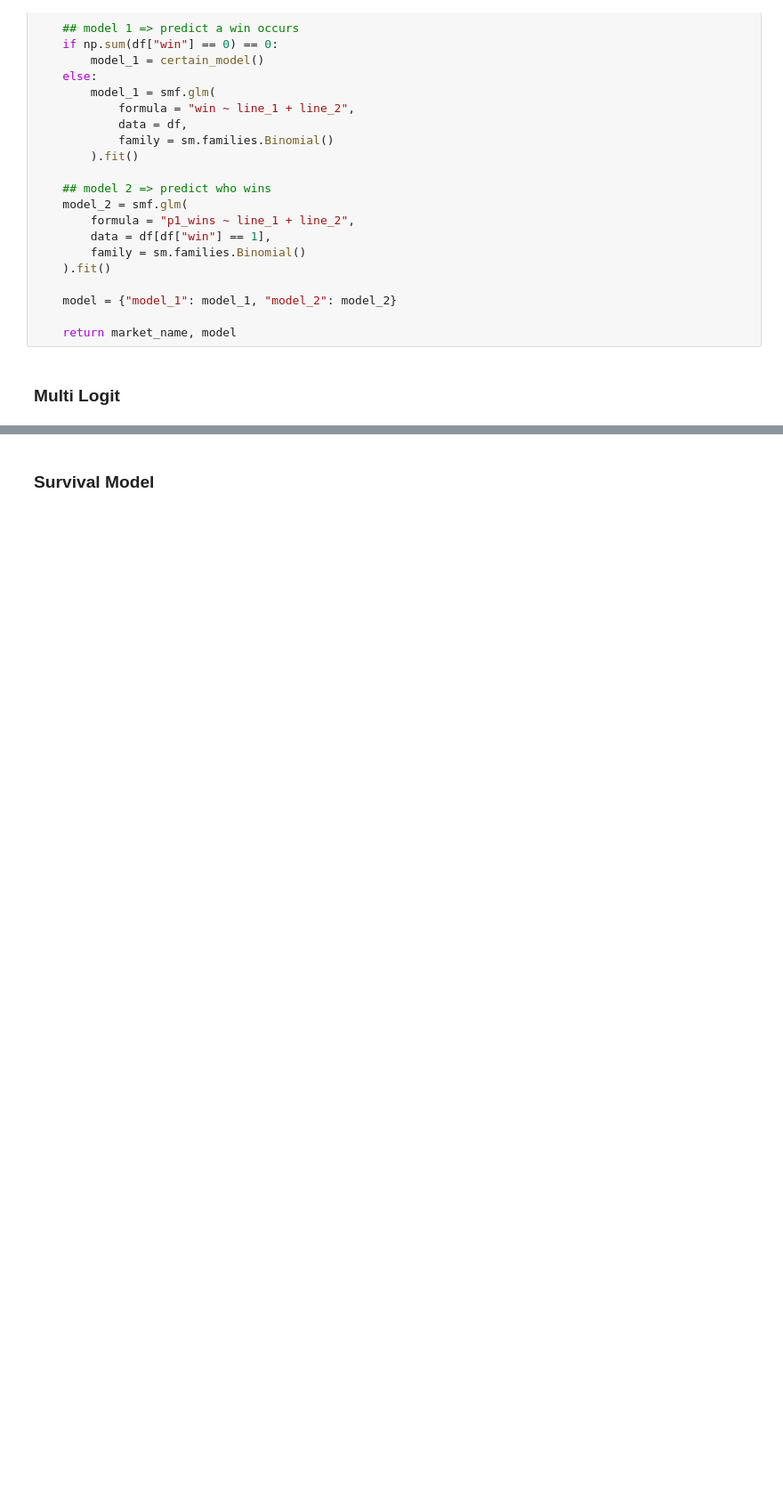
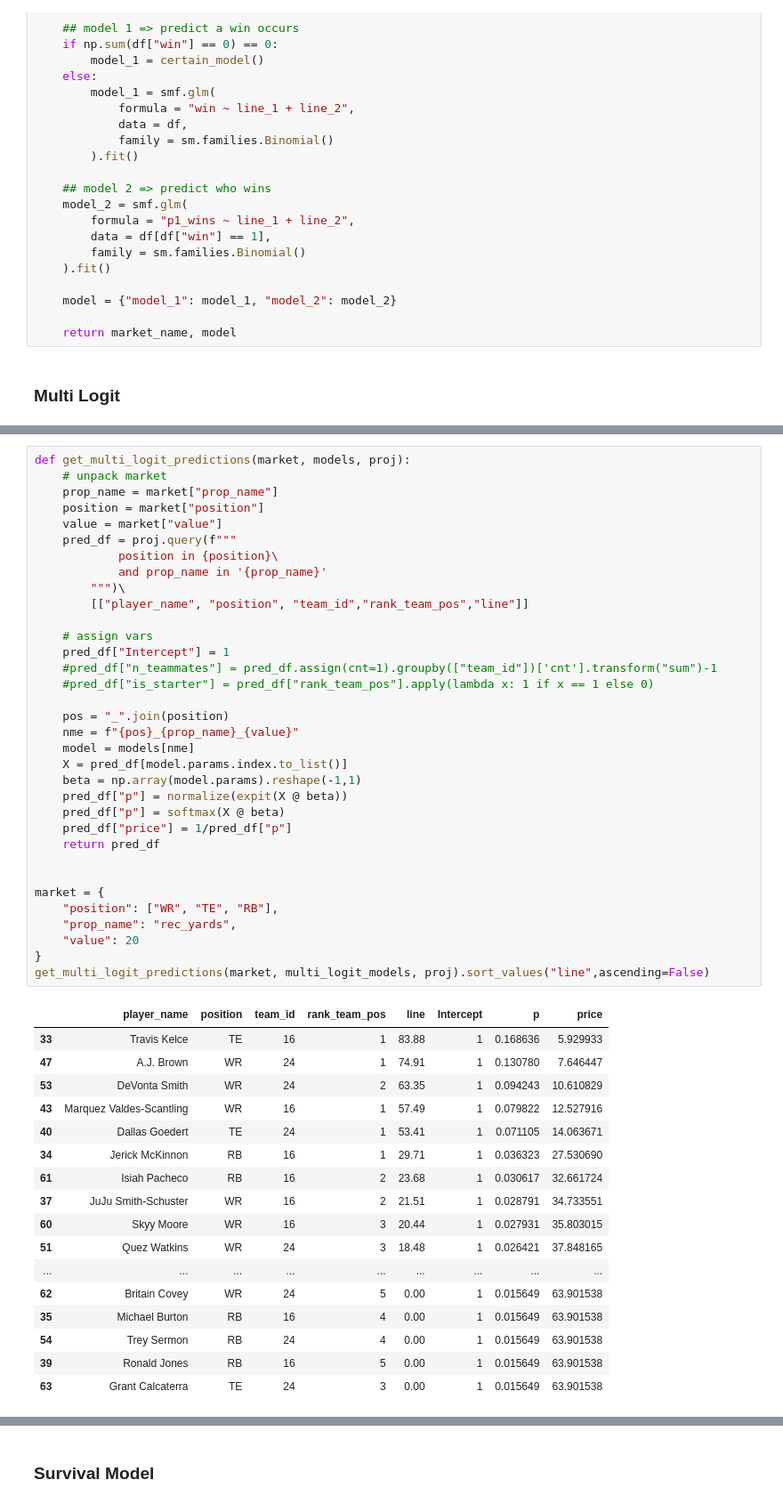
Before and after one commit to masonyahrFD/super_bowl_props, a Jupyter notebook: markets/OLD_race_to_x_markets.ipynb, the cells around one changed output, grey strips where cells are left out. Shown: that part at 89% size. Cells and saved outputs as stored; diff of their text form; blank space fills up the shorter version.

```diff
--- a/markets/race_to_x_markets.ipynb
+++ b/markets/OLD_race_to_x_markets.ipynb
@@ -528 +758,53 @@ def build_same_team_logit_model(prop_name, value, position, rank):
+# %%
+def get_multi_logit_predictions(market, models, proj):
+    # unpack market
+    prop_name = market["prop_name"]
+    position = market["position"]
+    value = market["value"]
+    pred_df = proj.query(f"""
+            position in {position}\
+            and prop_name in '{prop_name}'
+        """)\
+        [["player_name", "position", "team_id","rank_team_pos","line"]]
+
+    # assign vars
+    pred_df["Intercept"] = 1
+    #pred_df["n_teammates"] = pred_df.assign(cnt=1).groupby(["team_id"])['cnt'].transform("sum")-1
+    #pred_df["is_starter"] = pred_df["rank_team_pos"].apply(lambda x: 1 if x == 1 else 0)
+
+    pos = "_".join(position)
+    nme = f"{pos}_{prop_name}_{value}"
+    model = models[nme]
+    X = pred_df[model.params.index.to_list()]
+    beta = np.array(model.params).reshape(-1,1)
+    pred_df["p"] = normalize(expit(X @ beta))
+    pred_df["p"] = softmax(X @ beta)
+    pred_df["price"] = 1/pred_df["p"]
+    return pred_df
+
+
+market = {
+    "position": ["WR", "TE", "RB"],
+    "prop_name": "rec_yards",
+    "value": 20
+}
+get_multi_logit_predictions(market, multi_logit_models, proj).sort_values("line",ascending=False)
+# %% [output]
+|  | player_name | position | team_id | rank_team_pos | line | Intercept | p | price |
+| 33 | Travis Kelce | TE | 16 | 1 | 83.88 | 1 | 0.168636 | 5.929933 |
+| 47 | A.J. Brown | WR | 24 | 1 | 74.91 | 1 | 0.130780 | 7.646447 |
+| 53 | DeVonta Smith | WR | 24 | 2 | 63.35 | 1 | 0.094243 | 10.610829 |
+| 43 | Marquez Valdes-Scantling | WR | 16 | 1 | 57.49 | 1 | 0.079822 | 12.527916 |
+| 40 | Dallas Goedert | TE | 24 | 1 | 53.41 | 1 | 0.071105 | 14.063671 |
+| 34 | Jerick McKinnon | RB | 16 | 1 | 29.71 | 1 | 0.036323 | 27.530690 |
+| 61 | Isiah Pacheco | RB | 16 | 2 | 23.68 | 1 | 0.030617 | 32.661724 |
+| 37 | JuJu Smith-Schuster | WR | 16 | 2 | 21.51 | 1 | 0.028791 | 34.733551 |
+| 60 | Skyy Moore | WR | 16 | 3 | 20.44 | 1 | 0.027931 | 35.803015 |
+| 51 | Quez Watkins | WR | 24 | 3 | 18.48 | 1 | 0.026421 | 37.848165 |
+| ... | ... | ... | ... | ... | ... | ... | ... | ... |
+| 62 | Britain Covey | WR | 24 | 5 | 0.00 | 1 | 0.015649 | 63.901538 |
+| 35 | Michael Burton | RB | 16 | 4 | 0.00 | 1 | 0.015649 | 63.901538 |
+| 54 | Trey Sermon | RB | 24 | 4 | 0.00 | 1 | 0.015649 | 63.901538 |
+| 39 | Ronald Jones | RB | 16 | 5 | 0.00 | 1 | 0.015649 | 63.901538 |
+| 63 | Grant Calcaterra | TE | 24 | 3 | 0.00 | 1 | 0.015649 | 63.901538 |
 # %%
```
Also changed, not shown: parts of 24 cells of this notebook, 4 other files.
